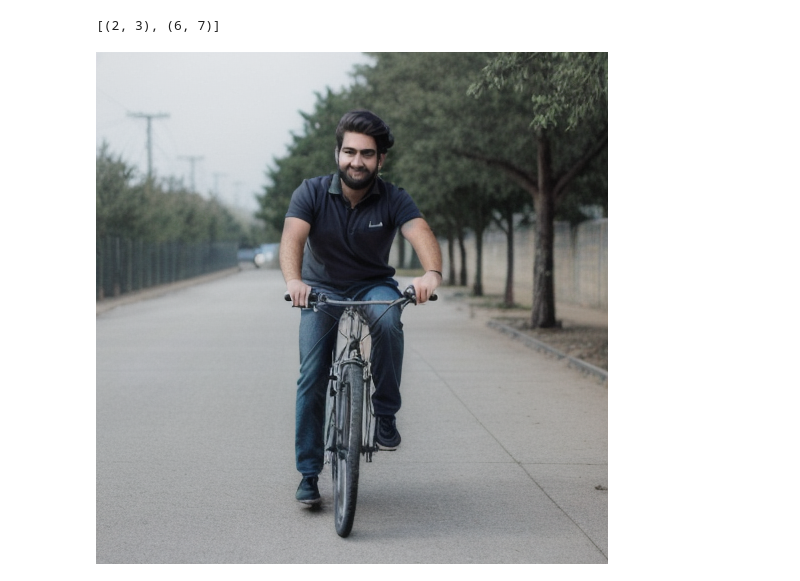
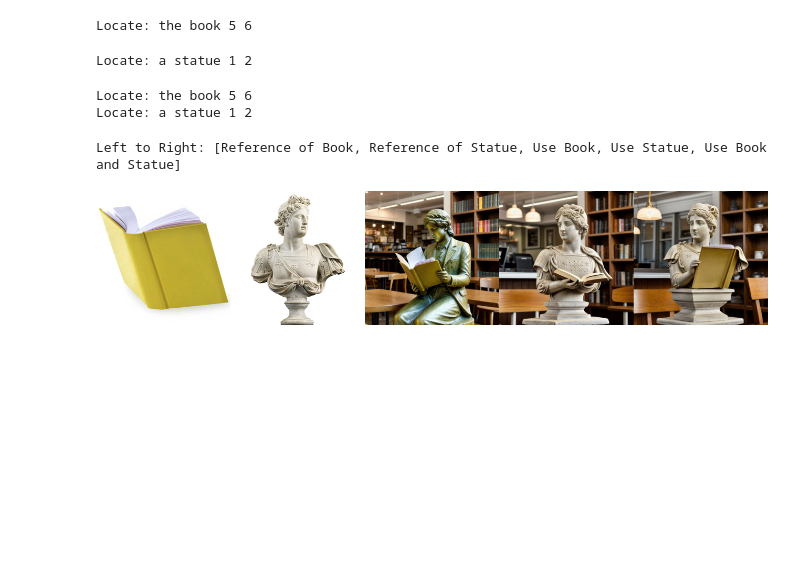
Before and after one commit to QY-H00/Conceptrol, a Jupyter notebook: demo_sd.ipynb, the cells around one changed output. Saved outputs shown, nothing was run; the diff lists cells and outputs as text; code cells hidden in the pictures; blank space fills up the shorter version.

```diff
--- a/demo_sd.ipynb
+++ b/demo_sd.ipynb
@@ -111,18 +81,32 @@ results[0]
-# %%
-prompt = "A man is riding a bicycle, high quality, best quality"
-negative_prompt = "deformed, ugly, wrong proportion, low res, bad anatomy, worst quality, low quality"
-
-images = []
-texts = []
-for subject in textual_concepts:
-    if subject in prompt:
-        idx = textual_concepts.index(subject)
-        images.append(visual_specifications[idx])
-        texts.append(subject)
-
-results = conceptrol_pipe.generate(prompt=prompt, pil_images=images, subjects=texts, num_samples=1, num_inference_steps=50,
-                            scale=1.5, negative_prompt=negative_prompt, control_guidance_start=0.2, seed=42)
-results[0]
-# %% [output]
-[(2, 3), (6, 7)]
-[figure, removed]
+# %%
+prompt = "A statue is reading the book in the cafe, best quality, high quality"
+negative_prompt = "deformed, ugly, wrong proportion, low res, bad anatomy, worst quality, low quality"
+
+images = [book_image]
+concepts = ["the book"]
+
+conceptrol_book = conceptrol_pipe.generate(prompt=prompt, pil_images=images, subjects=concepts, num_samples=1, num_inference_steps=50,
+                            scale=1.5, negative_prompt=negative_prompt, control_guidance_start=0.2, seed=42)
+
+images = [statue_image]
+concepts = ["a statue"]
+
+conceptrol_statue = conceptrol_pipe.generate(prompt=prompt, pil_images=images, subjects=concepts, num_samples=1, num_inference_steps=50,
+                            scale=1.5, negative_prompt=negative_prompt, control_guidance_start=0.2, seed=42)
+
+images = [book_image, statue_image]
+concepts = ["the book", "a statue"]
+
+conceptrol_compositional = conceptrol_pipe.generate(prompt=prompt, pil_images=images, subjects=concepts, num_samples=1, num_inference_steps=50,
+                            scale=1.5, negative_prompt=negative_prompt, control_guidance_start=0.2, seed=42)
+
+print("Left to Right: [Reference of Book, Reference of Statue, Use Book, Use Statue, Use Book and Statue]")
+conceptrol_results = image_grid([book_image, statue_image, conceptrol_book[0], conceptrol_statue[0], conceptrol_compositional[0]], 1, 5)
+conceptrol_results
+# %% [output]
+Locate: the book 5 6
+Locate: a statue 1 2
+Locate: the book 5 6
+Locate: a statue 1 2
+Left to Right: [Reference of Book, Reference of Statue, Use Book, Use Statue, Use Book and Statue]
+[figure, added]
```
Also changed, not shown: parts of 14 cells of this notebook, 10 other files.
